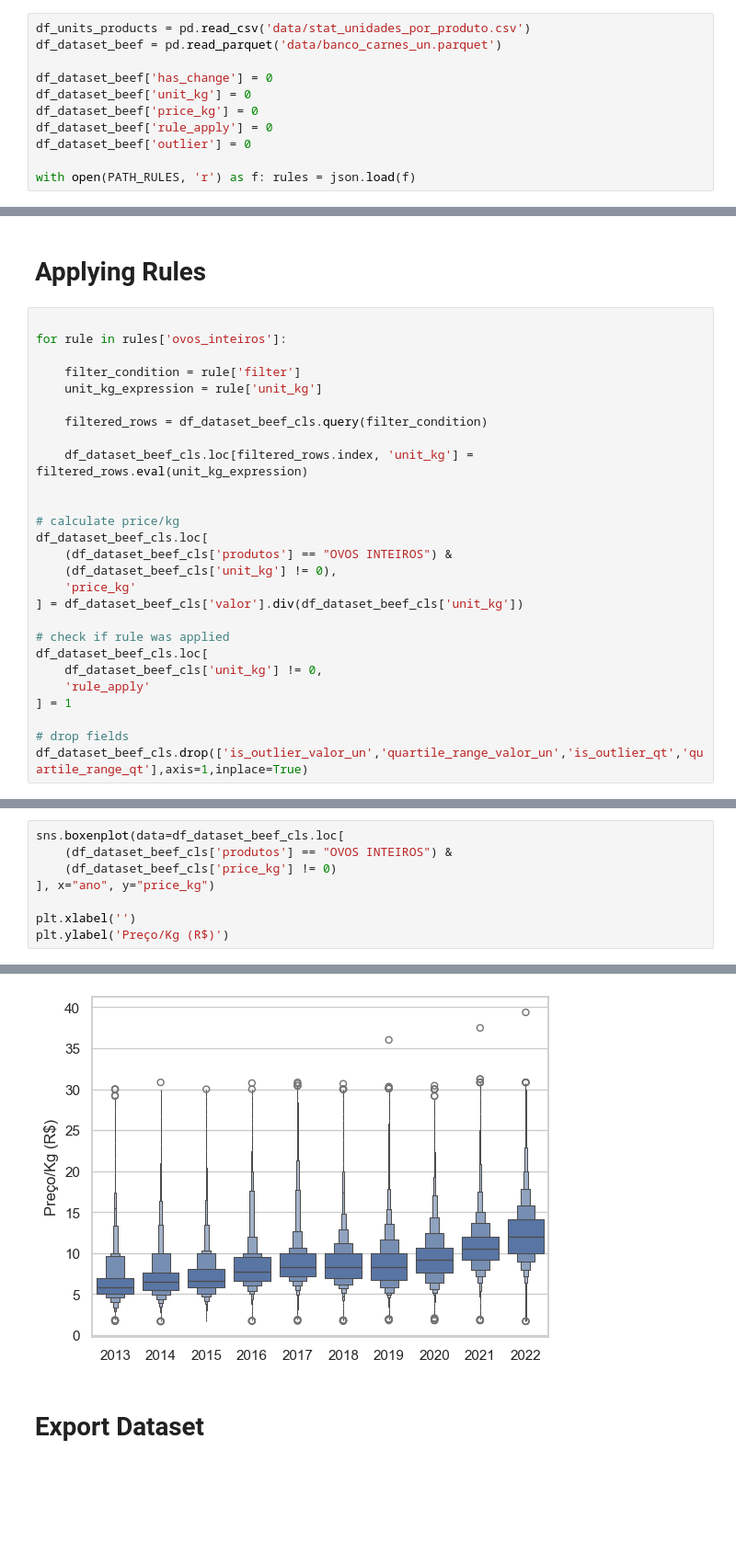
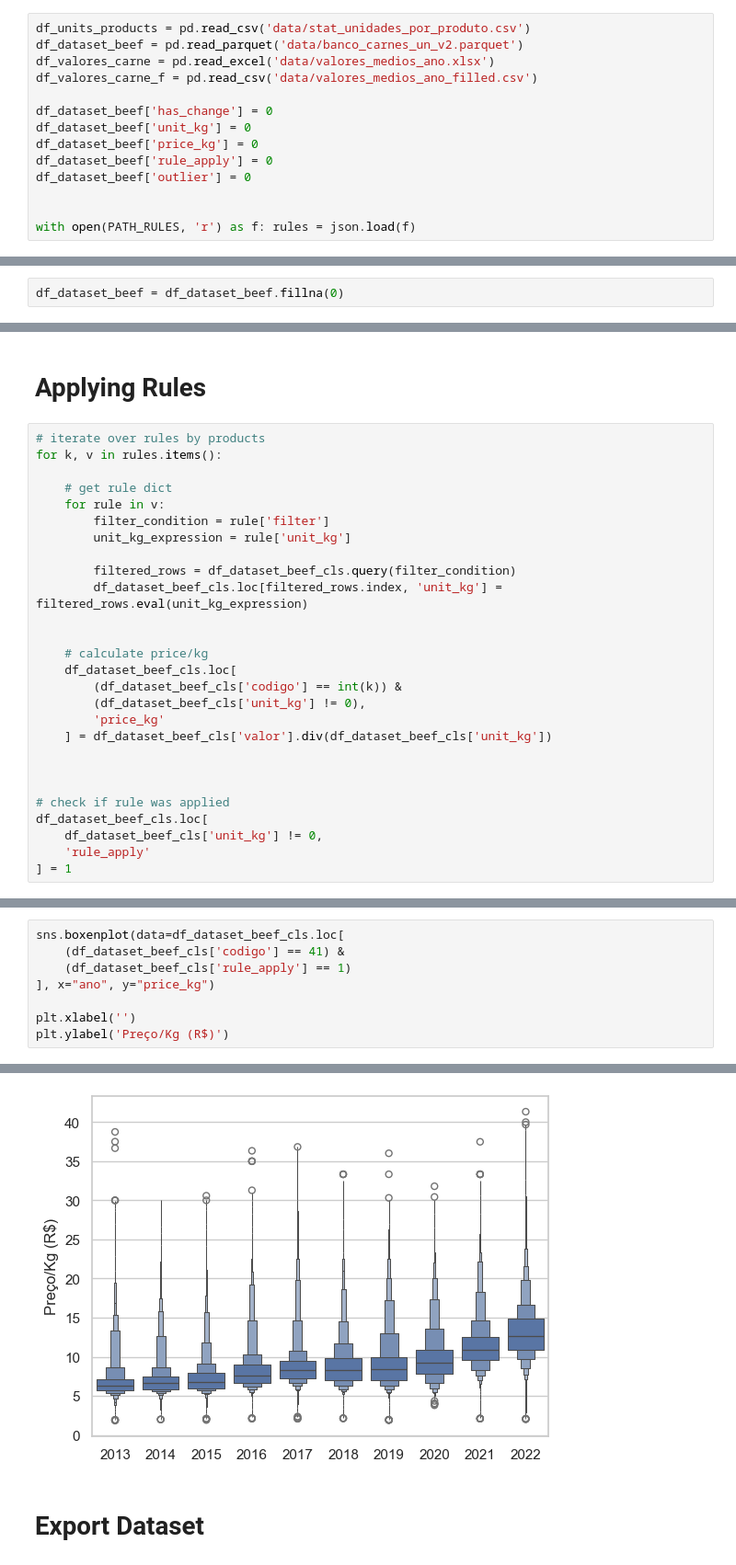
Before and after one commit to JailsonS/ics_data_cleaning, a Jupyter notebook: 02_convert_to_kg.ipynb, the cells around one changed output, grey strips where cells are left out. Shown: that part at 92% size. Cells and saved outputs as stored; diff of their text form; blank space fills up the shorter version.

Commit message:
gerando v2 do banco de dados

```diff
--- a/02_convert_to_kg.ipynb
+++ b/02_convert_to_kg.ipynb
@@ -73,7 +74,9 @@ VIS_FIELDS = [
 # Input Data
 # %%
 df_units_products = pd.read_csv('data/stat_unidades_por_produto.csv')
-df_dataset_beef = pd.read_parquet('data/banco_carnes_un.parquet')
+df_dataset_beef = pd.read_parquet('data/banco_carnes_un_v2.parquet')
+df_valores_carne = pd.read_excel('data/valores_medios_ano.xlsx')
+df_valores_carne_f = pd.read_csv('data/valores_medios_ano_filled.csv')
 
 df_dataset_beef['has_change'] = 0
 df_dataset_beef['unit_kg'] = 0
@@ -81,6 +84,7 @@ df_dataset_beef['price_kg'] = 0
 df_dataset_beef['rule_apply'] = 0
 df_dataset_beef['outlier'] = 0
 
+
 with open(PATH_RULES, 'r') as f: rules = json.load(f)
 # %% [markdown]
 # Helpers
@@ -156,0 +137,2 @@ df_dataset_beef_cls = df_dataset_beef_cls.groupby(['produtos', 'un_adj'], group_
+# %%
+df_dataset_beef = df_dataset_beef.fillna(0)
@@ -190,29 +212,29 @@ df_dataset_beef_cls.loc[
 # %% [markdown]
 # Applying Rules
 # %%
+# iterate over rules by products
+for k, v in rules.items():
 
-for rule in rules['ovos_inteiros']:
+	# get rule dict
+	for rule in v:
+		filter_condition = rule['filter']
+		unit_kg_expression = rule['unit_kg']
 
-	filter_condition = rule['filter']
-	unit_kg_expression = rule['unit_kg']
-
-	filtered_rows = df_dataset_beef_cls.query(filter_condition)
-
-	df_dataset_beef_cls.loc[filtered_rows.index, 'unit_kg'] = filtered_rows.eval(unit_kg_expression)
+		filtered_rows = df_dataset_beef_cls.query(filter_condition)
+		df_dataset_beef_cls.loc[filtered_rows.index, 'unit_kg'] = filtered_rows.eval(unit_kg_expression)
 
 
-# calculate price/kg
-df_dataset_beef_cls.loc[
-    (df_dataset_beef_cls['produtos'] == "OVOS INTEIROS") &
-    (df_dataset_beef_cls['unit_kg'] != 0),
-    'price_kg'
-] = df_dataset_beef_cls['valor'].div(df_dataset_beef_cls['unit_kg'])
+	# calculate price/kg
+	df_dataset_beef_cls.loc[
+		(df_dataset_beef_cls['codigo'] == int(k)) &
+		(df_dataset_beef_cls['unit_kg'] != 0),
+		'price_kg'
+	] = df_dataset_beef_cls['valor'].div(df_dataset_beef_cls['unit_kg'])
+
+
 
 # check if rule was applied
 df_dataset_beef_cls.loc[
 	df_dataset_beef_cls['unit_kg'] != 0,
 	'rule_apply'
 ] = 1
-
-# drop fields
-df_dataset_beef_cls.drop(['is_outlier_valor_un','quartile_range_valor_un','is_outlier_qt','quartile_range_qt'],axis=1,inplace=True)
@@ -219,13 +260,13 @@ df_dataset_beef_cls.drop(['is_outlier_valor_un','quartile_range_valor_un','is_ou
 # %%
 sns.boxenplot(data=df_dataset_beef_cls.loc[
-	(df_dataset_beef_cls['produtos'] == "OVOS INTEIROS") &
-    (df_dataset_beef_cls['price_kg'] != 0)
+	(df_dataset_beef_cls['codigo'] == 41) &
+    (df_dataset_beef_cls['rule_apply'] == 1)
 ], x="ano", y="price_kg")
 
 plt.xlabel('')
 plt.ylabel('Preço/Kg (R$)')
 # %% [output]
 Text(0, 0.5, 'Preço/Kg (R$)')
-[figure, old version]
+[figure, new version]
 # %% [markdown]
 # Export Dataset
```
Also changed, not shown: parts of 17 cells of this notebook, 2 other files.
